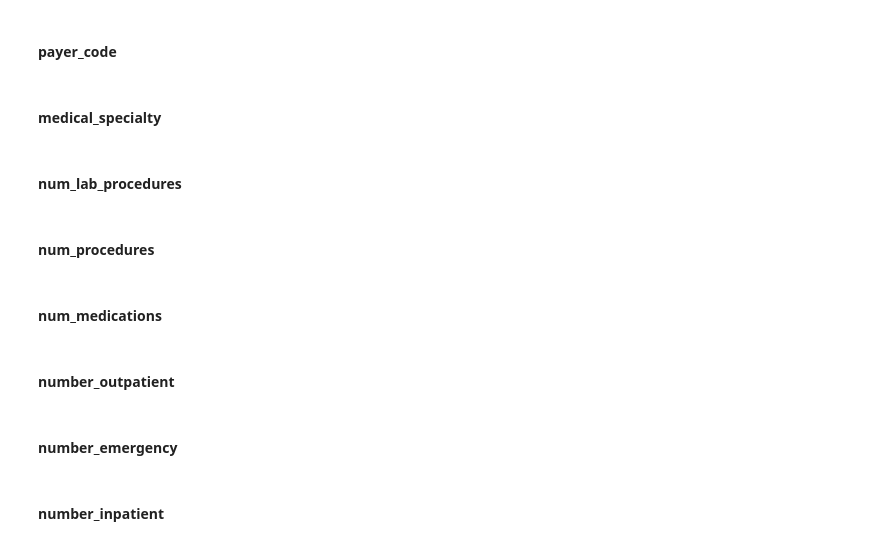
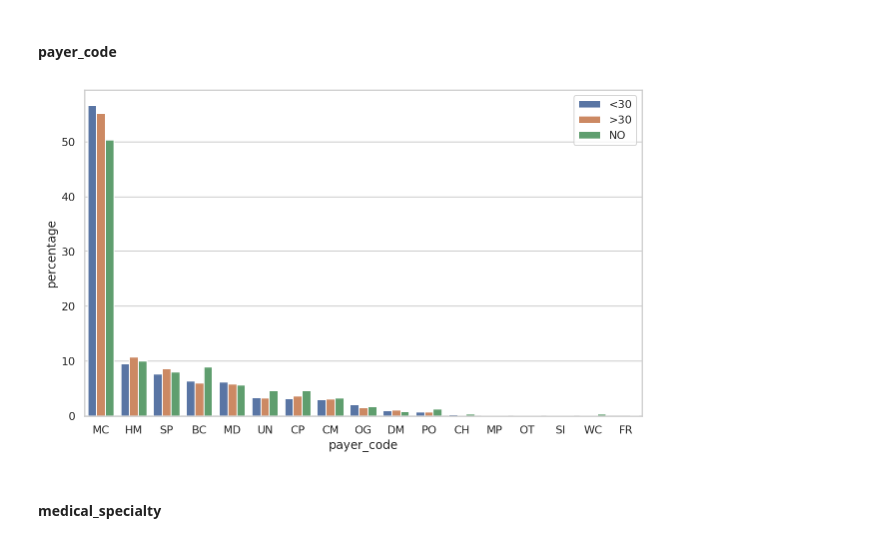
Before and after one commit to pmacinec/diabetes-patients-readmissions-prediction, a Jupyter notebook: notebooks/0_data_analysis.ipynb, the cells around one changed output. Saved outputs shown, nothing was run; the diff lists cells and outputs as text; code cells hidden in the pictures.

```diff
--- a/notebooks/0_data_analysis.ipynb
+++ b/notebooks/0_data_analysis.ipynb
@@ -377,16 +398,8 @@ kdeplot_per_classes(df, 'time_in_hospital', 'readmitted')
 # %% [markdown]
 #### payer_code
+# %%
+barplot_per_classes(df, 'payer_code', 'readmitted')
+# %% [output]
+[figure, added]
 # %% [markdown]
 #### medical_specialty
-# %% [markdown]
-#### num_lab_procedures
-# %% [markdown]
-#### num_procedures
-# %% [markdown]
-#### num_medications
-# %% [markdown]
-#### number_outpatient
-# %% [markdown]
-#### number_emergency
-# %% [markdown]
-#### number_inpatient
```
Also changed, not shown: parts of 20 cells of this notebook.
